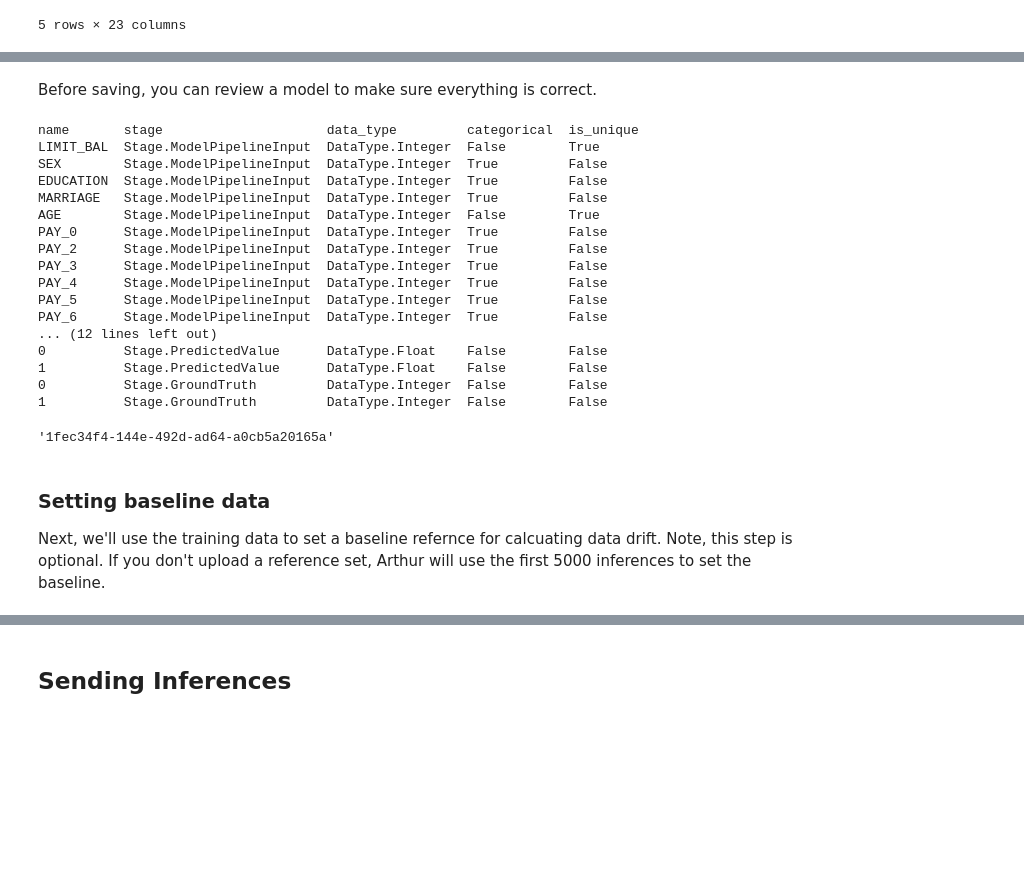
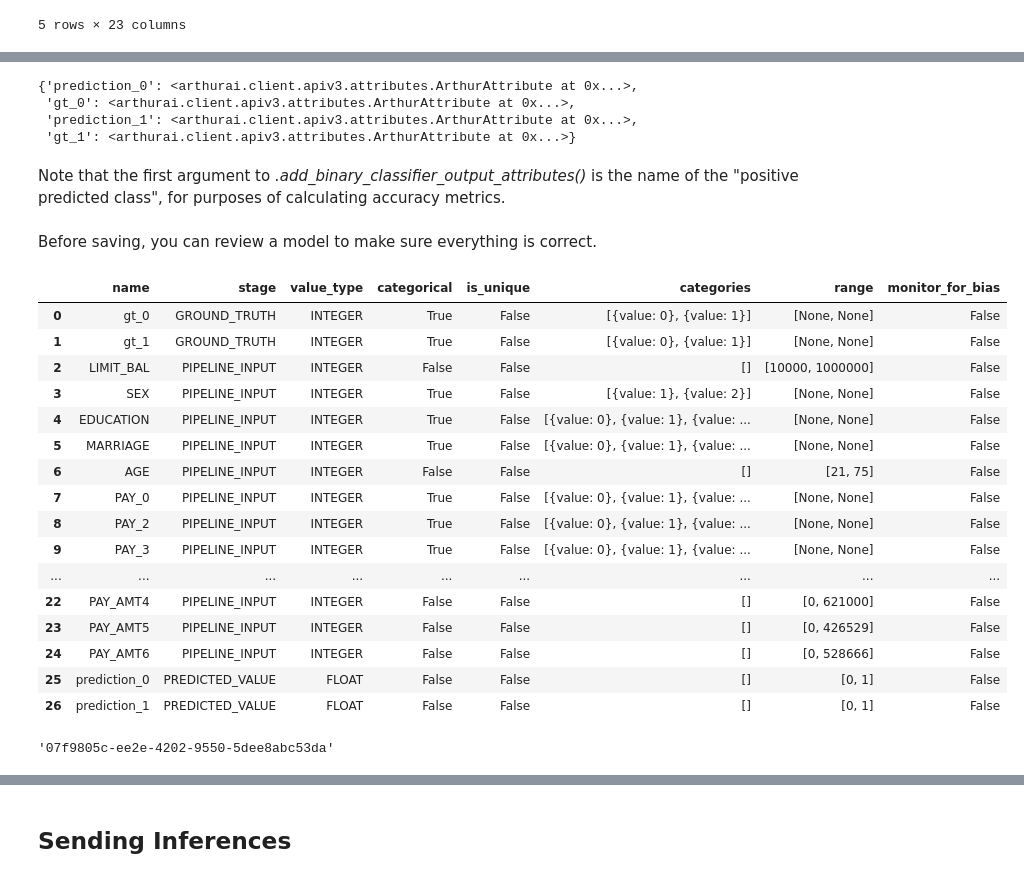
Before and after one commit to arthur-ai/arthur-sandbox, a Jupyter notebook: example_projects/credit_risk/notebooks/Quickstart.ipynb, the cells around one changed output, grey strips where cells are left out. Drawn from its saved outputs; the diff is of its cells as text; code cells hidden in the pictures; blank space fills up the shorter version.

Commit message:
update credit risk streaming project

```diff
--- a/example_projects/credit_risk/notebooks/Quickstart.ipynb
+++ b/example_projects/credit_risk/notebooks/Quickstart.ipynb
@@ -14,19 +15,18 @@ In this guide, we'll use the credit dataset (and a pre-trained model) to onboard
 #### Set up connection
 Supply your API Key below to autheticate with the platform.
 # %%
-URL = "dashboard.arthur.ai"
-ACCESS_KEY = "eyJhbGciOiJIUzUxMiIsImlhdCI6MTU4ODYyMzM2NCwiZXhwIjoxNTg4NjIzOTY0fQ.eyJpZCI6MTh9.fktFXWMRyc95OMtip9OABGITRph4H__nUtbr8zLWi580RKPMg_zhxrmcKNIrmp-UmSjV-1F1pSnIgV7dzvz02w"
+URL = "app.arthur.ai"
+ACCESS_KEY = "..."
 
-config = {"url": URL, "access_key":ACCESS_KEY}
-connection = ArthurAI(config)
+connection = ArthurAI(url=URL, access_key=ACCESS_KEY, client_version=3)
 # %% [markdown]
 ## Create Model
 # %% [markdown]
 We'll instantiate a model object with a small amount of metadata about the model input and output types. Then, we'll use a sample of the training data to register the full data schema for this Tabular model.
 # %%
-arthur_model = connection.model(name="CreditRiskModel_test_v1.0.06",
+arthur_model = connection.model(partner_model_id="CreditRiskModel_v0.0.1",
                                input_type=InputType.Tabular,
-                               model_type=ModelType.Multiclass)
+                               output_type=OutputType.Multiclass)
 # %%
 (X_train, Y_train), (X_test, Y_test) = load_datasets("../fixtures/datasets/credit_card_default.csv")
 # %%
@@ -51,4 +53,2 @@ X_train.head()
 # %%
 arthur_model.from_dataframe(X_train, Stage.ModelPipelineInput)
-arthur_model.from_dataframe(Y_train, Stage.GroundTruth)
-arthur_model.set_positive_class(1)
@@ -55,29 +64,40 @@ arthur_model.set_positive_class(1)
+# %%
+prediction_to_ground_truth_map = {
+    "prediction_0": "gt_0",
+    "prediction_1": "gt_1"
+}
+
+arthur_model.add_binary_classifier_output_attributes("prediction_1", prediction_to_ground_truth_map)
+# %% [output]
+{'prediction_0': <arthurai.client.apiv3.attributes.ArthurAttribute at 0x...>,
+ 'gt_0': <arthurai.client.apiv3.attributes.ArthurAttribute at 0x...>,
+ 'prediction_1': <arthurai.client.apiv3.attributes.ArthurAttribute at 0x...>,
+ 'gt_1': <arthurai.client.apiv3.attributes.ArthurAttribute at 0x...>}
+# %% [markdown]
+Note that the first argument to *.add_binary_classifier_output_attributes()* is the name of the "positive predicted class", for purposes of calculating accuracy metrics.
 # %% [markdown]
 Before saving, you can review a model to make sure everything is correct.
 # %%
-arthur_model.review_model()
+arthur_model.review()
 # %% [output]
-name       stage                     data_type         categorical  is_unique
-LIMIT_BAL  Stage.ModelPipelineInput  DataType.Integer  False        True
-SEX        Stage.ModelPipelineInput  DataType.Integer  True         False
-EDUCATION  Stage.ModelPipelineInput  DataType.Integer  True         False
-MARRIAGE   Stage.ModelPipelineInput  DataType.Integer  True         False
-AGE        Stage.ModelPipelineInput  DataType.Integer  False        True
-PAY_0      Stage.ModelPipelineInput  DataType.Integer  True         False
-PAY_2      Stage.ModelPipelineInput  DataType.Integer  True         False
-PAY_3      Stage.ModelPipelineInput  DataType.Integer  True         False
-PAY_4      Stage.ModelPipelineInput  DataType.Integer  True         False
-PAY_5      Stage.ModelPipelineInput  DataType.Integer  True         False
-PAY_6      Stage.ModelPipelineInput  DataType.Integer  True         False
-... (12 lines left out)
-0          Stage.PredictedValue      DataType.Float    False        False
-1          Stage.PredictedValue      DataType.Float    False        False
-0          Stage.GroundTruth         DataType.Integer  False        False
-1          Stage.GroundTruth         DataType.Integer  False        False
+|  | name | stage | value_type | categorical | is_unique | categories | range | monitor_for_bias |
+| 0 | gt_0 | GROUND_TRUTH | INTEGER | True | False | [{value: 0}, {value: 1}] | [None, None] | False |
+| 1 | gt_1 | GROUND_TRUTH | INTEGER | True | False | [{value: 0}, {value: 1}] | [None, None] | False |
+| 2 | LIMIT_BAL | PIPELINE_INPUT | INTEGER | False | False | [] | [10000, 1000000] | False |
+| 3 | SEX | PIPELINE_INPUT | INTEGER | True | False | [{value: 1}, {value: 2}] | [None, None] | False |
+| 4 | EDUCATION | PIPELINE_INPUT | INTEGER | True | False | [{value: 0}, {value: 1}, {value: ... | [None, None] | False |
+| 5 | MARRIAGE | PIPELINE_INPUT | INTEGER | True | False | [{value: 0}, {value: 1}, {value: ... | [None, None] | False |
+| 6 | AGE | PIPELINE_INPUT | INTEGER | False | False | [] | [21, 75] | False |
+| 7 | PAY_0 | PIPELINE_INPUT | INTEGER | True | False | [{value: 0}, {value: 1}, {value: ... | [None, None] | False |
+| 8 | PAY_2 | PIPELINE_INPUT | INTEGER | True | False | [{value: 0}, {value: 1}, {value: ... | [None, None] | False |
+| 9 | PAY_3 | PIPELINE_INPUT | INTEGER | True | False | [{value: 0}, {value: 1}, {value: ... | [None, None] | False |
+| ... | ... | ... | ... | ... | ... | ... | ... | ... |
+| 22 | PAY_AMT4 | PIPELINE_INPUT | INTEGER | False | False | [] | [0, 621000] | False |
+| 23 | PAY_AMT5 | PIPELINE_INPUT | INTEGER | False | False | [] | [0, 426529] | False |
+| 24 | PAY_AMT6 | PIPELINE_INPUT | INTEGER | False | False | [] | [0, 528666] | False |
+| 25 | prediction_0 | PREDICTED_VALUE | FLOAT | False | False | [] | [0, 1] | False |
+| 26 | prediction_1 | PREDICTED_VALUE | FLOAT | False | False | [] | [0, 1] | False |
 # %%
 arthur_model.save()
 # %% [output]
-'1fec34f4-144e-492d-ad64-a0cb5a20165a'
+'07f9805c-ee2e-4202-9550-5dee8abc53da'
-# %% [markdown]
-### Setting baseline data
-Next, we'll use the training data to set a baseline refernce for calcuating data drift. Note, this step is optional. If you don't upload a reference set, Arthur will use the first 5000 inferences to set the baseline.
```
Also changed, not shown: parts of 12 cells of this notebook, 5 other files.
